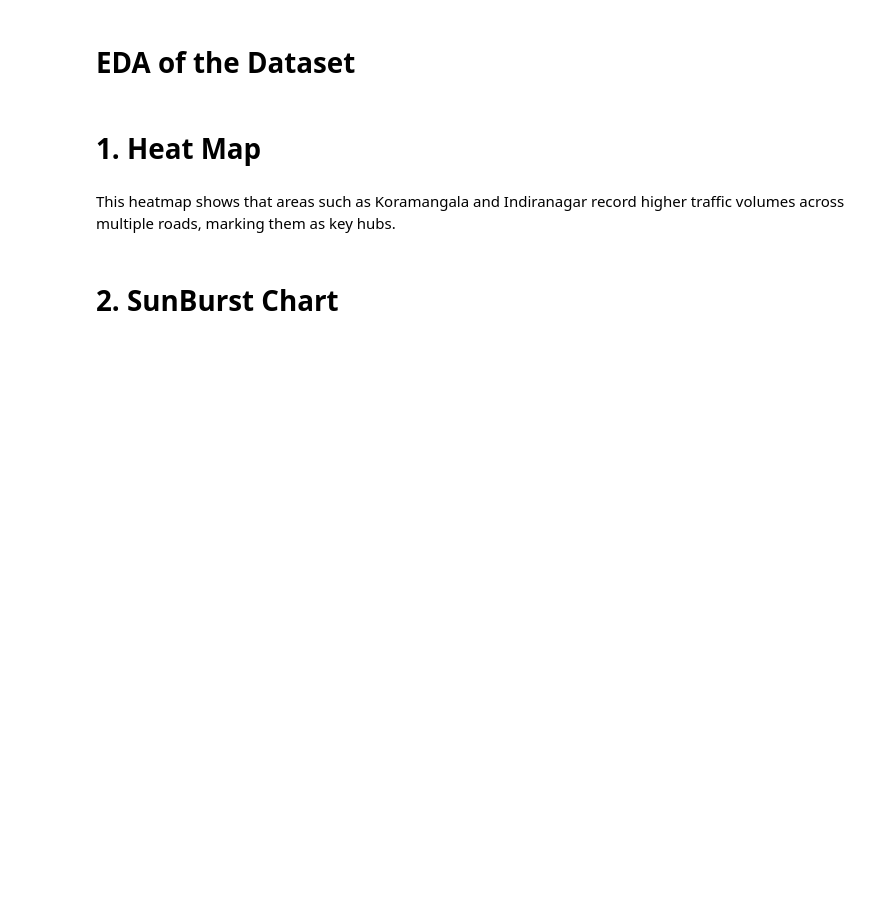
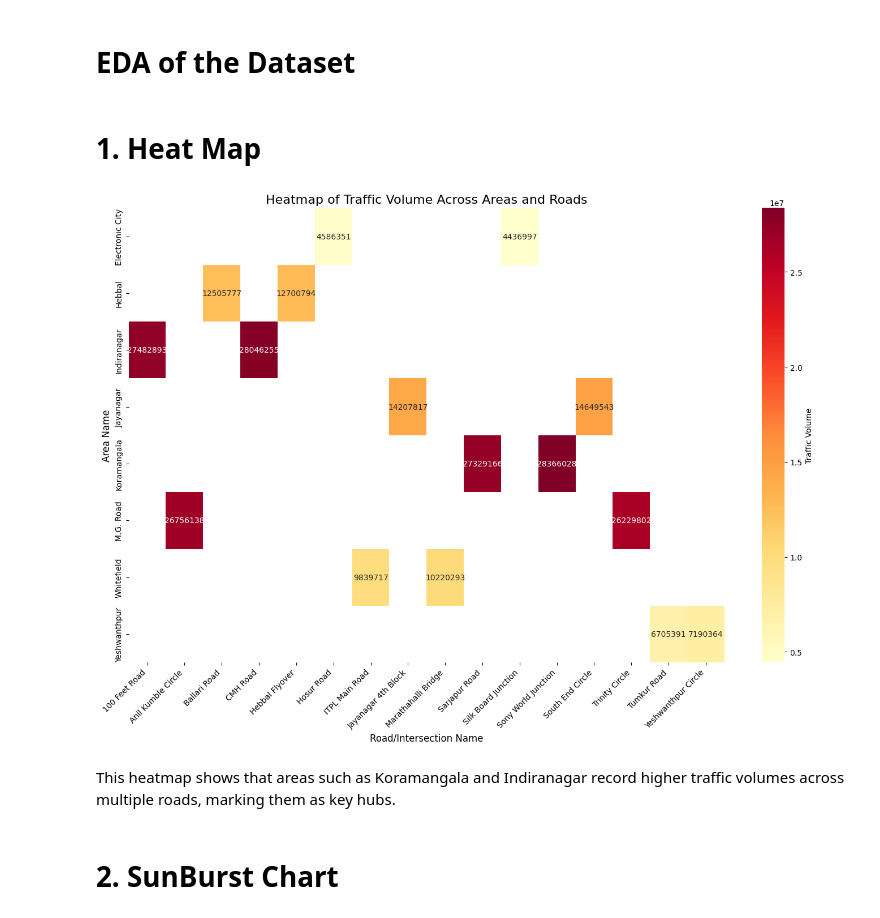
Before and after one commit to pranav738/fods_assignment, a Jupyter notebook: src/notebooks/in-depth-analysis-of-bangalore-traffic.ipynb, the cells around one changed output. Cells and saved outputs as stored; diff of their text form; code cells hidden in the pictures; blank space fills up the shorter version.

```diff
--- a/src/notebooks/in-depth-analysis-of-bangalore-traffic.ipynb
+++ b/src/notebooks/in-depth-analysis-of-bangalore-traffic.ipynb
@@ -89,6 +99,8 @@ plt.xlabel('Correlation Coefficient', fontsize=12)
 plt.ylabel('Features', fontsize=12)
 plt.grid(axis='x', linestyle='--', alpha=0.6)
 plt.tight_layout() # Fits labels cleanly
+img_count['num'] += 1
+plt.savefig(f'{output_dir}/{img_count["num"]:02d}_feature_correlation_with_traffic_volume.png', dpi=300, bbox_inches='tight')
 plt.show()
 # %% [output]
 Passing `palette` without assigning `hue` is deprecated and will be removed in v0.14.0. Assign the `y` variable to `hue` and set `legend=False` for the same effect.
@@ -99,9 +113,18 @@ Passing `palette` without assigning `hue` is deprecated and will be removed in v
 # 1. Heat Map
 # %%
 heatmap_data = df.pivot_table(values='Traffic Volume', index='Area Name', columns='Road/Intersection Name', aggfunc='sum')
-fig = px.imshow(heatmap_data, labels=dict(x="Road/Intersection Name", y="Area Name", color="Traffic Volume"),
-                title="Heatmap of Traffic Volume Across Areas and Roads")
-fig
+plt.figure(figsize=(14, 10))
+sns.heatmap(heatmap_data, cmap='YlOrRd', annot=True, fmt='.0f', cbar_kws={'label': 'Traffic Volume'})
+plt.title("Heatmap of Traffic Volume Across Areas and Roads", fontsize=16)
+plt.xlabel("Road/Intersection Name", fontsize=12)
+plt.ylabel("Area Name", fontsize=12)
+plt.xticks(rotation=45, ha='right')
+plt.tight_layout()
+img_count['num'] += 1
+plt.savefig(f'{output_dir}/{img_count["num"]:02d}_heatmap_traffic_volume.png', dpi=300, bbox_inches='tight')
+plt.show()
+# %% [output]
+[figure, added]
 # %% [markdown]
 This heatmap shows that areas such as Koramangala and Indiranagar record higher traffic volumes across multiple roads, marking them as key hubs.
 # %% [markdown]
```
Also changed, not shown: parts of 17 cells of this notebook, 2 other files.
